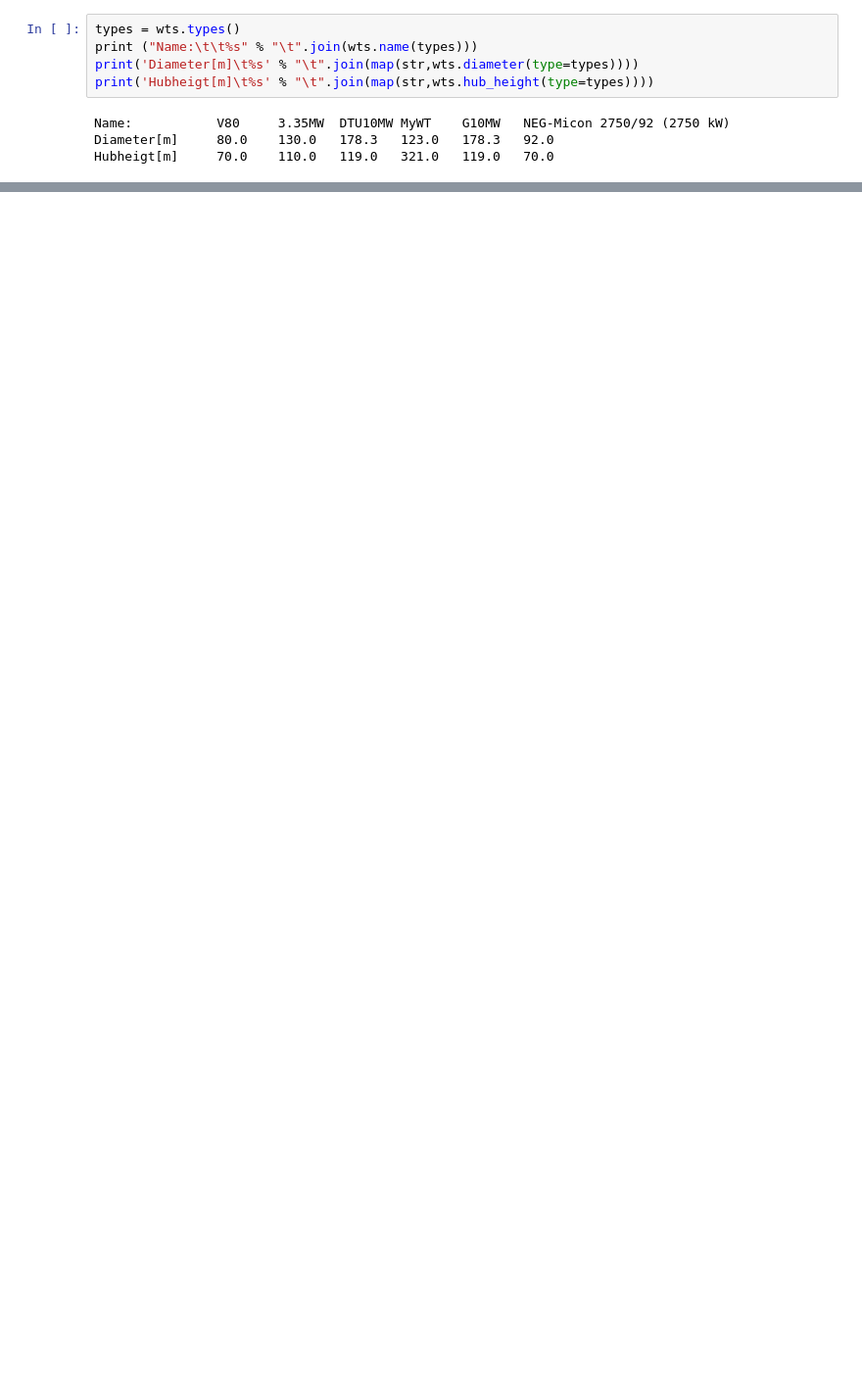
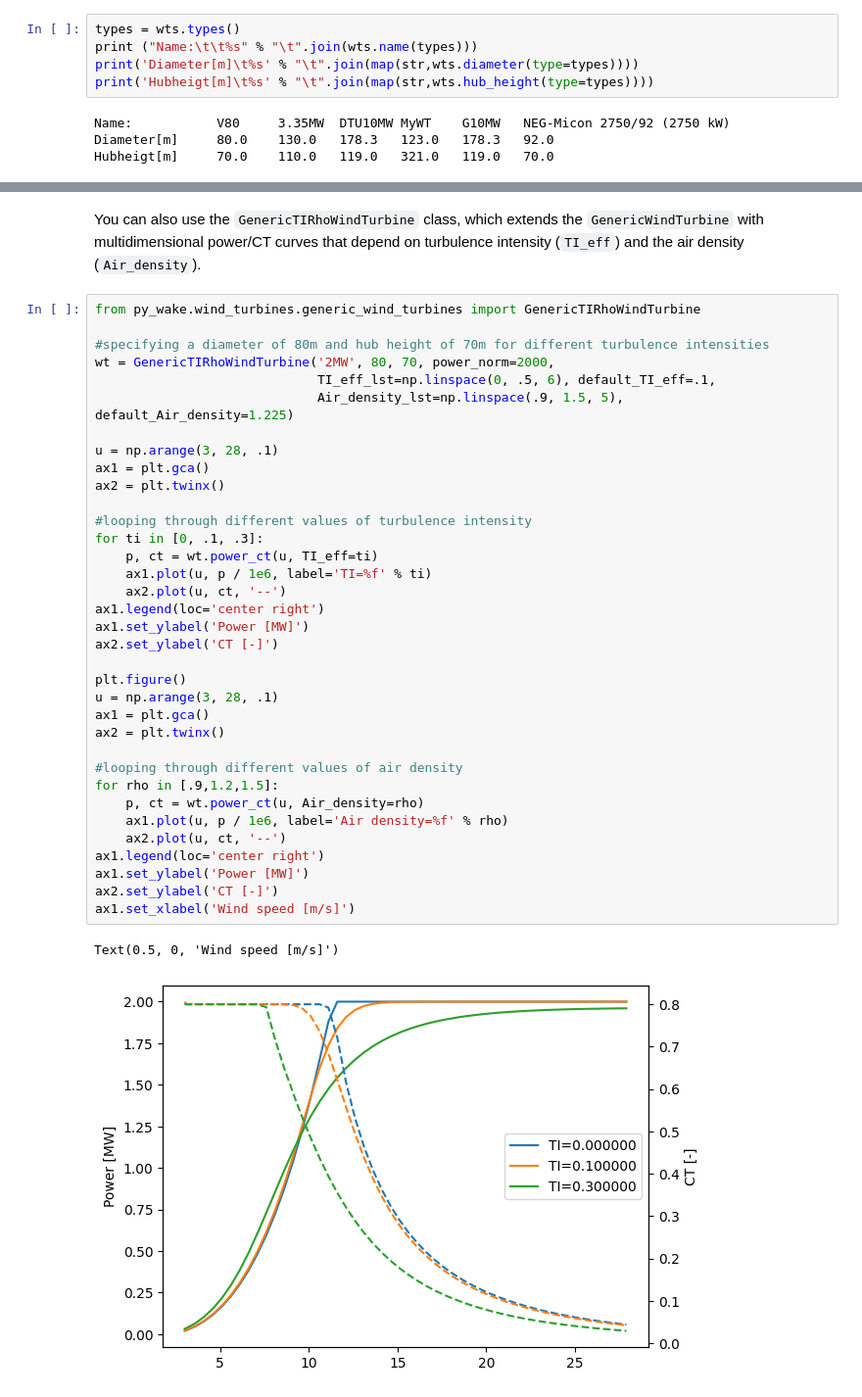
Before and after one commit to DTUWindEnergy/PyWake, a Jupyter notebook: docs/notebooks/WindTurbines.ipynb, the cells around one changed output, grey strips where cells are left out. Shown at 98% size. Drawn from its saved outputs; the diff is of its cells as text; blank space fills up the shorter version.

```diff
--- a/docs/notebooks/WindTurbines.ipynb
+++ b/docs/notebooks/WindTurbines.ipynb
@@ -337,0 +257,40 @@ wts.plot_yz(np.array([-600,0,600]), wd=0, types=[0,1,2], yaw=[-30, 10, 90])
+# %% [markdown]
+You can also use the `GenericTIRhoWindTurbine` class, which extends the `GenericWindTurbine` with multidimensional power/CT curves that depend on turbulence intensity (`TI_eff`) and the air density (`Air_density`).
+# %%
+from py_wake.wind_turbines.generic_wind_turbines import GenericTIRhoWindTurbine
+
+#specifying a diameter of 80m and hub height of 70m for different turbulence intensities
+wt = GenericTIRhoWindTurbine('2MW', 80, 70, power_norm=2000,
+                             TI_eff_lst=np.linspace(0, .5, 6), default_TI_eff=.1,
+                             Air_density_lst=np.linspace(.9, 1.5, 5), default_Air_density=1.225)
+
+u = np.arange(3, 28, .1)
+ax1 = plt.gca()
+ax2 = plt.twinx()
+
+#looping through different values of turbulence intensity
+for ti in [0, .1, .3]:
+    p, ct = wt.power_ct(u, TI_eff=ti)
+    ax1.plot(u, p / 1e6, label='TI=%f' % ti)
+    ax2.plot(u, ct, '--')
+ax1.legend(loc='center right')
+ax1.set_ylabel('Power [MW]')
+ax2.set_ylabel('CT [-]')
+
+plt.figure()
+u = np.arange(3, 28, .1)
+ax1 = plt.gca()
+ax2 = plt.twinx()
+
+#looping through different values of air density
+for rho in [.9,1.2,1.5]:
+    p, ct = wt.power_ct(u, Air_density=rho)
+    ax1.plot(u, p / 1e6, label='Air density=%f' % rho)
+    ax2.plot(u, ct, '--')
+ax1.legend(loc='center right')
+ax1.set_ylabel('Power [MW]')
+ax2.set_ylabel('CT [-]')
+ax1.set_xlabel('Wind speed [m/s]')
+# %% [output]
+Text(0.5, 0, 'Wind speed [m/s]')
+[figure, added]
```
Also changed, not shown: parts of 79 cells of this notebook, 23 other files.
